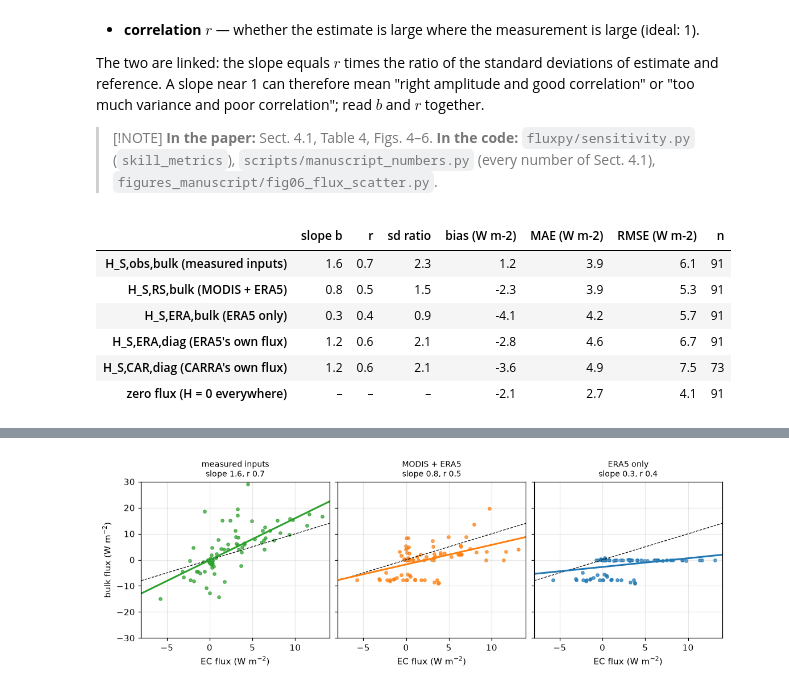
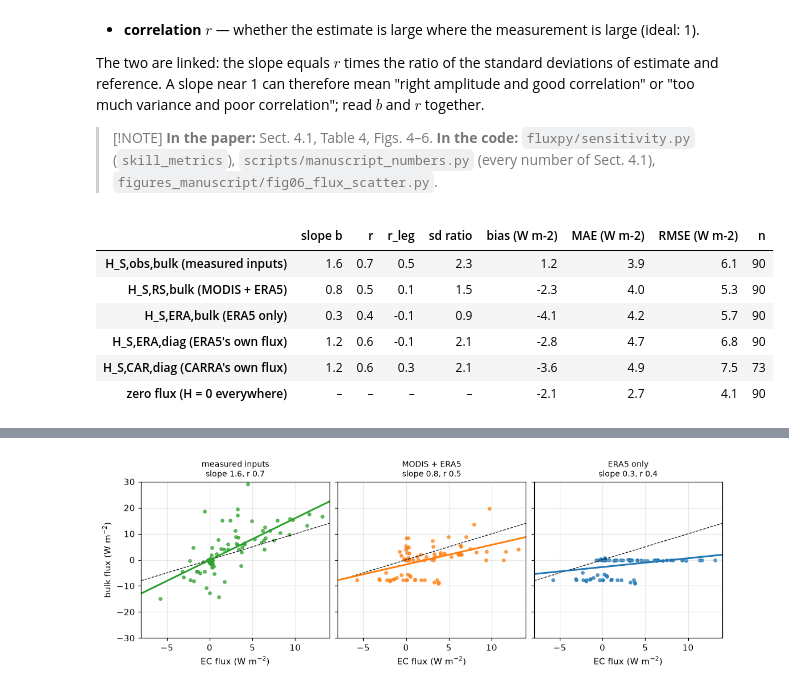
Before and after one commit to FranzFlink/bacsam2-flux-analysis, a Jupyter notebook: book/04_comparison.ipynb, the cells around one changed output, grey strips where cells are left out. Cells and saved outputs as stored; diff of their text form; code cells hidden in the pictures.

```diff
--- a/book/04_comparison.ipynb
+++ b/book/04_comparison.ipynb
@@ -21,36 +21,45 @@ can therefore mean "right amplitude and good correlation" or "too much variance
 # %%
 import sys, warnings
 from pathlib import Path
 import numpy as np, pandas as pd, xarray as xr
 import matplotlib.pyplot as plt
 warnings.filterwarnings("ignore")
 REPO = Path("..").resolve(); sys.path.insert(0, str(REPO))
 plt.rcParams.update({"figure.dpi": 110, "figure.constrained_layout.use": True, "axes.grid": True, "grid.alpha": 0.3, "font.size": 10})
 
 AR  = REPO / "data/observations/ar"
-FIG = xr.open_dataset(REPO / "data/model_output/sensitivity_figure_data.nc")      # all flux estimates, 91 segments
+FIG = xr.open_dataset(REPO / "data/model_output/sensitivity_figure_data.nc")      # all flux estimates, 90 segments
 SEG = xr.open_dataset(AR / "analysis_ready_polar6_turbulent_fluxes_latest_5km.nc").sel(start_time=FIG.start_time.values)
 EC  = FIG["H_obs_ec"].values
 
 from fluxpy.sensitivity import skill_metrics
 import logging; logging.disable(logging.INFO)
 NAMES = {"H_obs_bulk": "H_S,obs,bulk  (measured inputs)", "H_rs_bulk": "H_S,RS,bulk   (MODIS + ERA5)",
          "H_era_bulk": "H_S,ERA,bulk  (ERA5 only)", "H_era_diag": "H_S,ERA,diag  (ERA5's own flux)", "H_car_diag": "H_S,CAR,diag  (CARRA's own flux)"}
+T = pd.to_datetime(FIG.start_time.values)
+LEG = np.cumsum(np.r_[0, np.diff(T.values) / np.timedelta64(1, "m")] > 10)          # a new leg after a gap of > 10 min
+
+def r_leg(h):
+    """correlation after removing the mean of every leg: only the variability along the legs counts"""
+    d = pd.DataFrame({"ec": EC, "h": h, "leg": LEG}).dropna()
+    a = d.groupby("leg")[["ec", "h"]].transform(lambda s: s - s.mean())
+    return np.corrcoef(a.ec, a.h)[0, 1]
+
 rows = {}
 for key, name in NAMES.items():
     h = FIG[key].values; ok = np.isfinite(h)
     m = skill_metrics(EC, h, key)
-    rows[name] = {"slope b": m["slope"], "r": m["r"], "sd ratio": m["std_ratio"], "bias (W m-2)": m["bias"],
+    rows[name] = {"slope b": m["slope"], "r": m["r"], "r_leg": r_leg(h), "sd ratio": m["std_ratio"], "bias (W m-2)": m["bias"],
                   "MAE (W m-2)": np.mean(np.abs(h[ok] - EC[ok])), "RMSE (W m-2)": m["rmse"], "n": m["n"]}
 rows["zero flux  (H = 0 everywhere)"] = {"bias (W m-2)": -EC.mean(), "MAE (W m-2)": np.mean(np.abs(EC)),
                                         "RMSE (W m-2)": np.sqrt(np.mean(EC ** 2)), "n": EC.size}
 table = pd.DataFrame(rows).T.round(1); table["n"] = table["n"].astype(int)
 table.fillna("–")
 # %% [output]
-|  | slope b | r | sd ratio | bias (W m-2) | MAE (W m-2) | RMSE (W m-2) | n |
-| H_S,obs,bulk (measured inputs) | 1.6 | 0.7 | 2.3 | 1.2 | 3.9 | 6.1 | 91 |
-| H_S,RS,bulk (MODIS + ERA5) | 0.8 | 0.5 | 1.5 | -2.3 | 3.9 | 5.3 | 91 |
-| H_S,ERA,bulk (ERA5 only) | 0.3 | 0.4 | 0.9 | -4.1 | 4.2 | 5.7 | 91 |
-| H_S,ERA,diag (ERA5's own flux) | 1.2 | 0.6 | 2.1 | -2.8 | 4.6 | 6.7 | 91 |
-| H_S,CAR,diag (CARRA's own flux) | 1.2 | 0.6 | 2.1 | -3.6 | 4.9 | 7.5 | 73 |
-| zero flux (H = 0 everywhere) | – | – | – | -2.1 | 2.7 | 4.1 | 91 |
+|  | slope b | r | r_leg | sd ratio | bias (W m-2) | MAE (W m-2) | RMSE (W m-2) | n |
+| H_S,obs,bulk (measured inputs) | 1.6 | 0.7 | 0.5 | 2.3 | 1.2 | 3.9 | 6.1 | 90 |
+| H_S,RS,bulk (MODIS + ERA5) | 0.8 | 0.5 | 0.1 | 1.5 | -2.3 | 4.0 | 5.3 | 90 |
+| H_S,ERA,bulk (ERA5 only) | 0.3 | 0.4 | -0.1 | 0.9 | -4.1 | 4.2 | 5.7 | 90 |
+| H_S,ERA,diag (ERA5's own flux) | 1.2 | 0.6 | -0.1 | 2.1 | -2.8 | 4.7 | 6.8 | 90 |
+| H_S,CAR,diag (CARRA's own flux) | 1.2 | 0.6 | 0.3 | 2.1 | -3.6 | 4.9 | 7.5 | 73 |
+| zero flux (H = 0 everywhere) | – | – | – | – | -2.1 | 2.7 | 4.1 | 90 |
```
Also changed, not shown: parts of 4 cells of this notebook, 5 other files.
